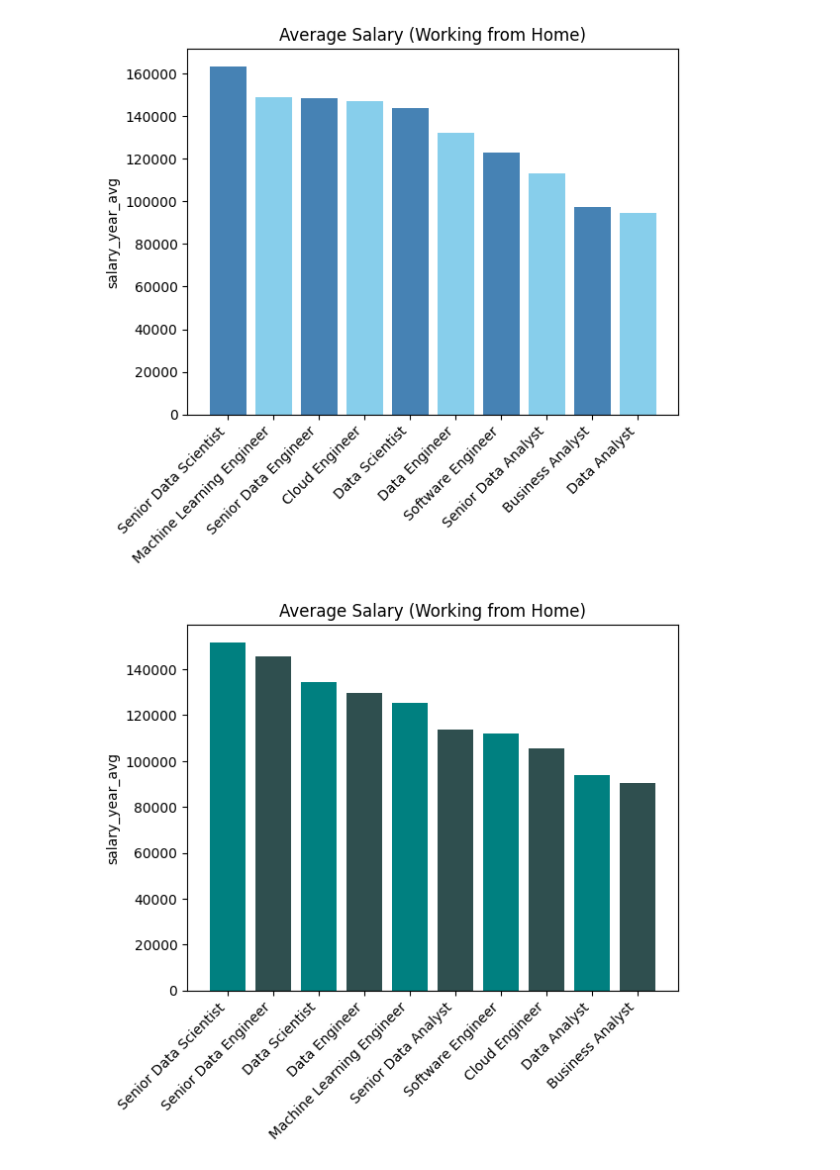
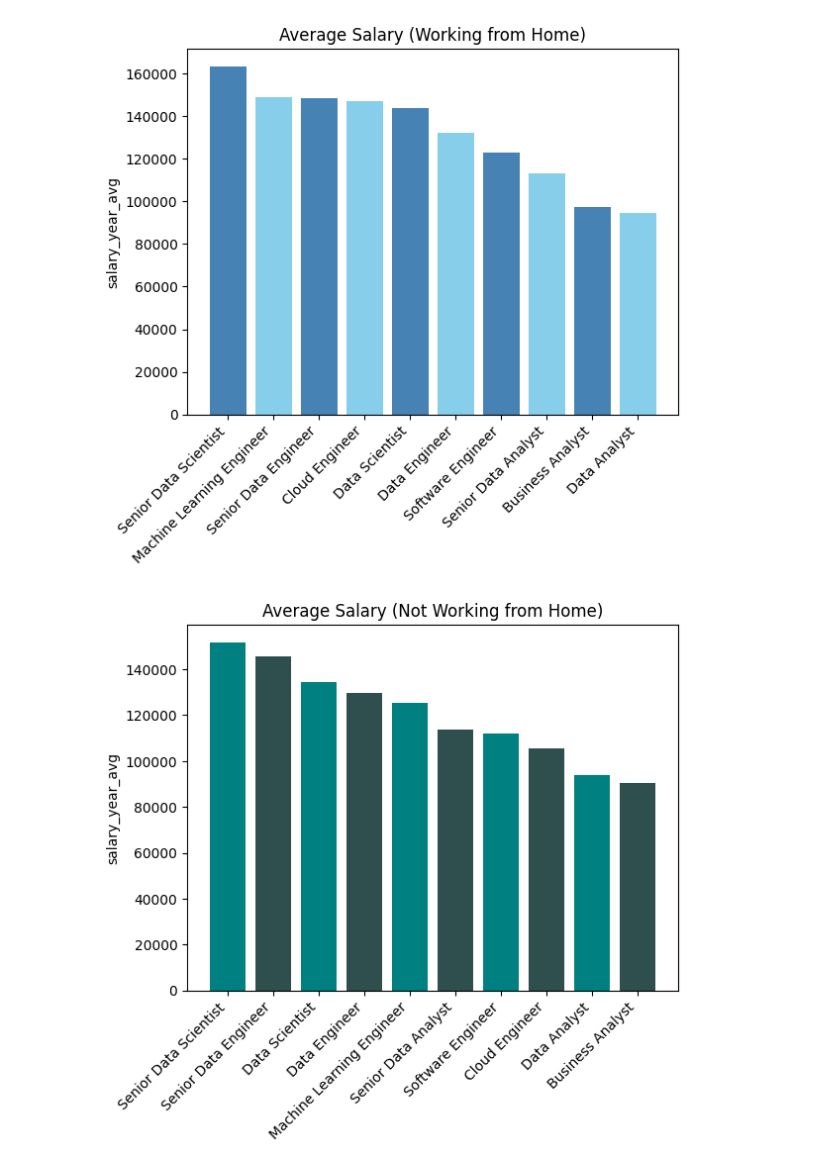
Before and after one commit to minaekramy06/job-salary-analysis, a Jupyter notebook: notebooks/job_salary_analysis.ipynb, the cells around one changed output. Saved outputs shown, nothing was run; the diff lists cells and outputs as text; code cells hidden in the pictures.

Commit message:
Edit fig (Not working from home) title

```diff
--- a/notebooks/job_salary_analysis.ipynb
+++ b/notebooks/job_salary_analysis.ipynb
@@ -188,9 +188,9 @@ plt.show()
 # %%
 plt.bar(height = mean_salary_not_from_home['mean'],
         x = mean_salary_not_from_home.index, color = ['teal', 'darkslategrey'])
 plt.xticks(rotation=45, ha = 'right')
-plt.title('Average Salary (Working from Home)')
+plt.title('Average Salary (Not Working from Home)')
 plt.ylabel('salary_year_avg')
 plt.show()
 # %% [output]
-[figure, old version]
+[figure, new version]
```
